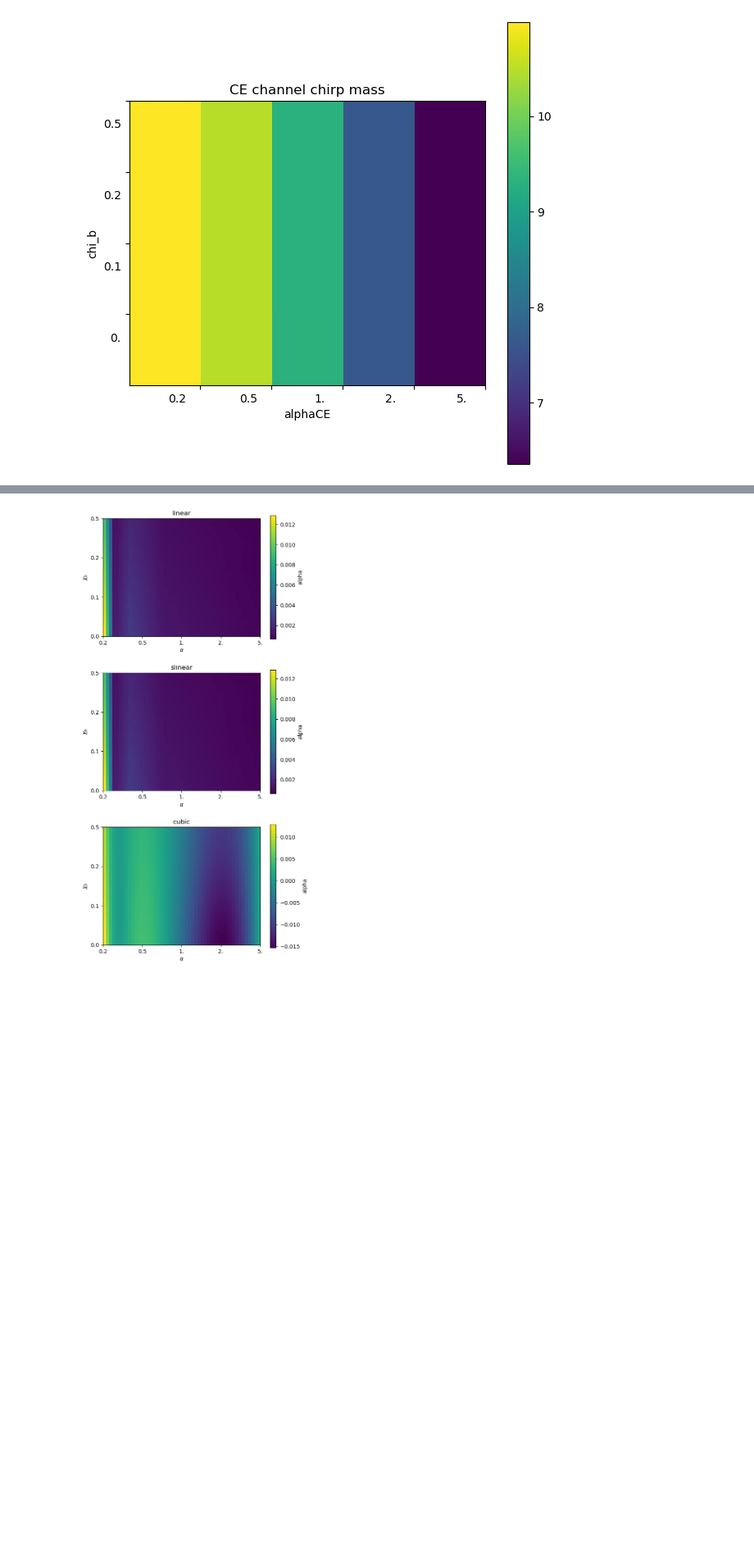
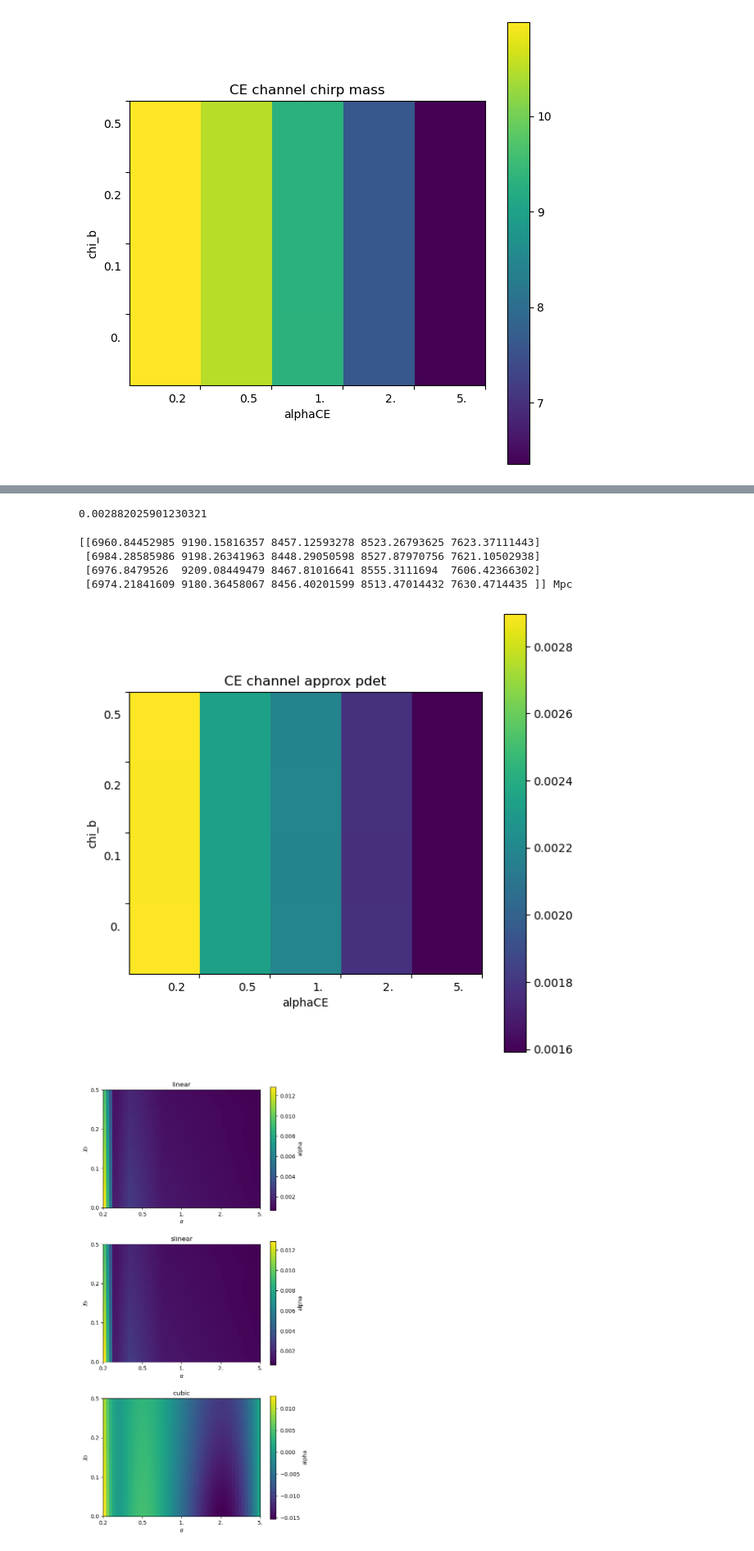
Before and after one commit to scolloms/AMAZE_model_selection, a Jupyter notebook: alpha_sensitivity_interp.ipynb, the cells around one changed output, grey strips where cells are left out. Shown at 82% size. Drawn from its saved outputs; the diff is of its cells as text; code cells hidden in the pictures; blank space fills up the shorter version.

```diff
--- a/alpha_sensitivity_interp.ipynb
+++ b/alpha_sensitivity_interp.ipynb
@@ -88,3 +144,44 @@ for label in ax.xaxis.get_ticklabels():
+# %%
+((18*2.03)**(5/6))/6960
+# %% [output]
+0.002882025901230321
+# %%
+#plot pdet as combination of mass, redshift, luminosity distance. but approximations wrong
+import astropy.cosmology
+from astropy.cosmology import Planck18, LambdaCDM
+LVKuniverse = LambdaCDM(67.9, 0.365, 0.6935)
+
+dL = LVKuniverse.luminosity_distance(redshift)
+approx_pdet = ((mass*(1+redshift))**(5/6))/np.asarray(dL)
+
+fig,ax=plt.subplots(1,1)
+
+plt.rcParams["figure.figsize"] = (7,7)
+plt.imshow(approx_pdet, extent=(0,5,0,4))
+plt.colorbar()
+plt.title('CE channel approx pdet')
+plt.xlabel('alphaCE')
+plt.ylabel('chi_b')
+
+ax.set_yticks([1,2,3,4])
+ax.set_yticklabels(chi_b)
+ax.set_xticks([1,2,3,4,5])
+ax.set_xticklabels(['0.2','0.5','1.','2.', '5.'])
+dx = 0/72.; dy = -20/72.
+offsety = matplotlib.transforms.ScaledTranslation(dx, dy, fig.dpi_scale_trans)
+for label in ax.yaxis.get_ticklabels():
+    label.set_transform(label.get_transform() + offsety)
+dxx = -20/72.; dyx = 0/72.
+offsetx = matplotlib.transforms.ScaledTranslation(dxx, dyx, fig.dpi_scale_trans)
+for label in ax.xaxis.get_ticklabels():
+    label.set_transform(label.get_transform() + offsetx)
+print(dL)
+# %% [output]
+[[6960.84452985 9190.15816357 8457.12593278 8523.26793625 7623.37111443]
+ [6984.28585986 9198.26341963 8448.29050598 8527.87970756 7621.10502938]
+ [6976.8479526  9209.08449479 8467.81016641 8555.3111694  7606.42366302]
+ [6974.21841609 9180.36458067 8456.40201599 8513.47014432 7630.4714435 ]] Mpc
+[figure, added]
 # %%
 #interpolating alpha values
 
```
Also changed, not shown: parts of 5 cells of this notebook.
